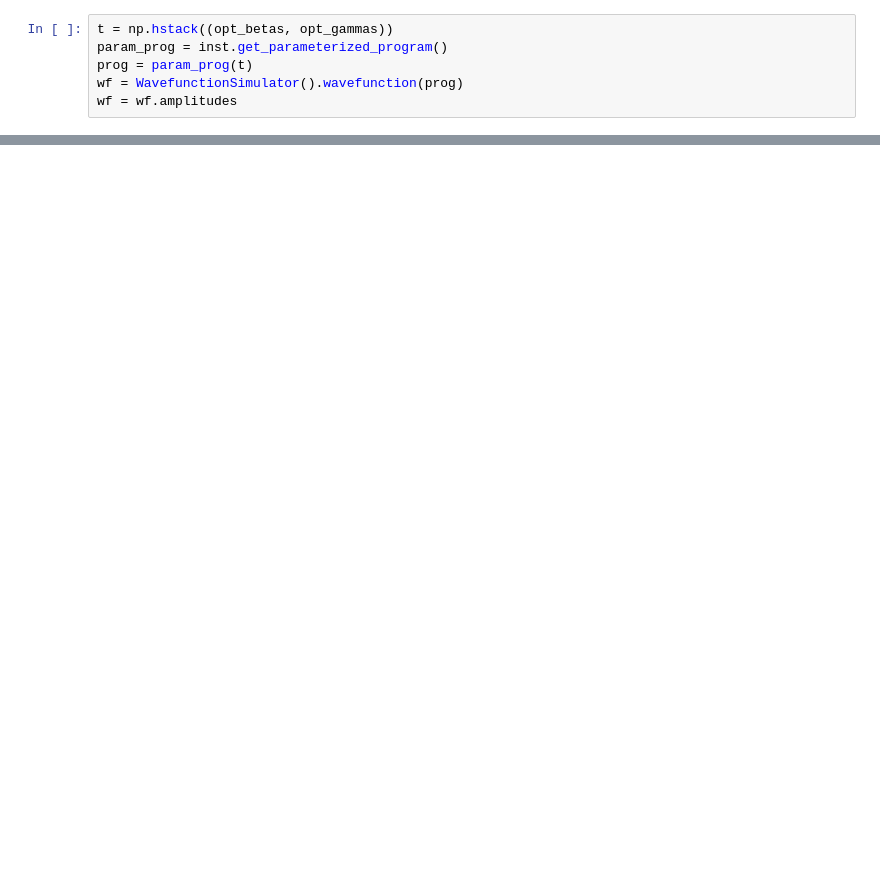
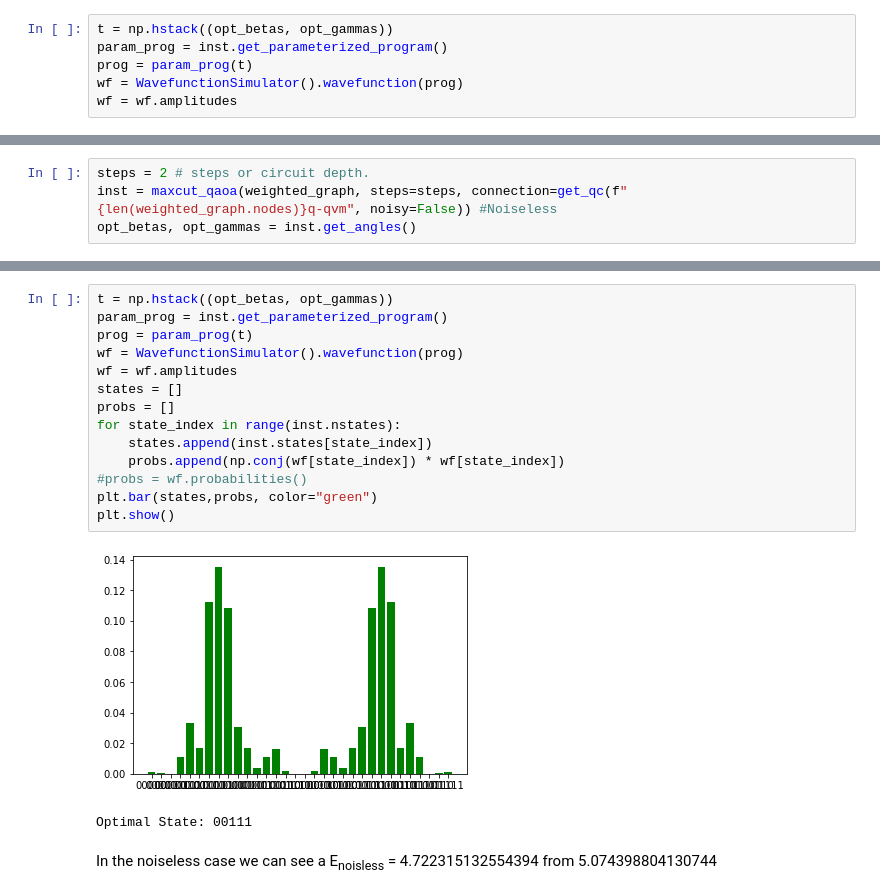
Before and after one commit to usmanmunara/QOSF_QAOA, a Jupyter notebook: qaoa.ipynb, the cells around one changed output, grey strips where cells are left out. Saved outputs shown, nothing was run; the diff lists cells and outputs as text; blank space fills up the shorter version.

```diff
--- a/qaoa.ipynb
+++ b/qaoa.ipynb
@@ -57,0 +69,4 @@ for state_index in range(inst.nstates):
+# %%
+steps = 2 # steps or circuit depth.
+inst = maxcut_qaoa(weighted_graph, steps=steps, connection=get_qc(f"{len(weighted_graph.nodes)}q-qvm", noisy=False)) #Noiseless
+opt_betas, opt_gammas = inst.get_angles()
@@ -57,0 +91,19 @@ for state_index in range(inst.nstates):
+# %%
+t = np.hstack((opt_betas, opt_gammas))
+param_prog = inst.get_parameterized_program()
+prog = param_prog(t)
+wf = WavefunctionSimulator().wavefunction(prog)
+wf = wf.amplitudes
+states = []
+probs = []
+for state_index in range(inst.nstates):
+    states.append(inst.states[state_index])
+    probs.append(np.conj(wf[state_index]) * wf[state_index])
+#probs = wf.probabilities()
+plt.bar(states,probs, color="green")
+plt.show()
+# %% [output]
+[figure, added]
+Optimal State: 00111
+# %% [markdown]
+In the noiseless case we can see a E<sub>noisless</sub> = 4.722315132554394 from 5.074398804130744
```
Also changed, not shown: parts of 8 cells of this notebook, 1 other file.
